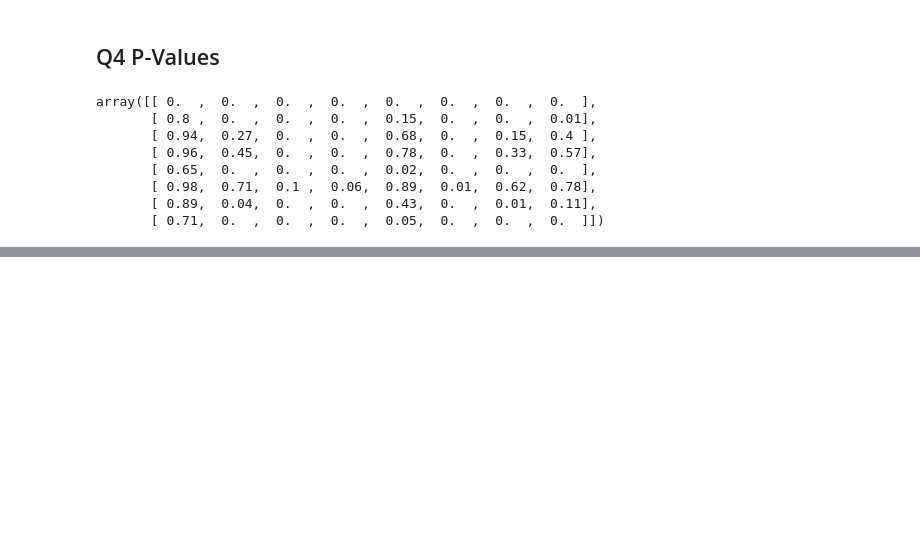
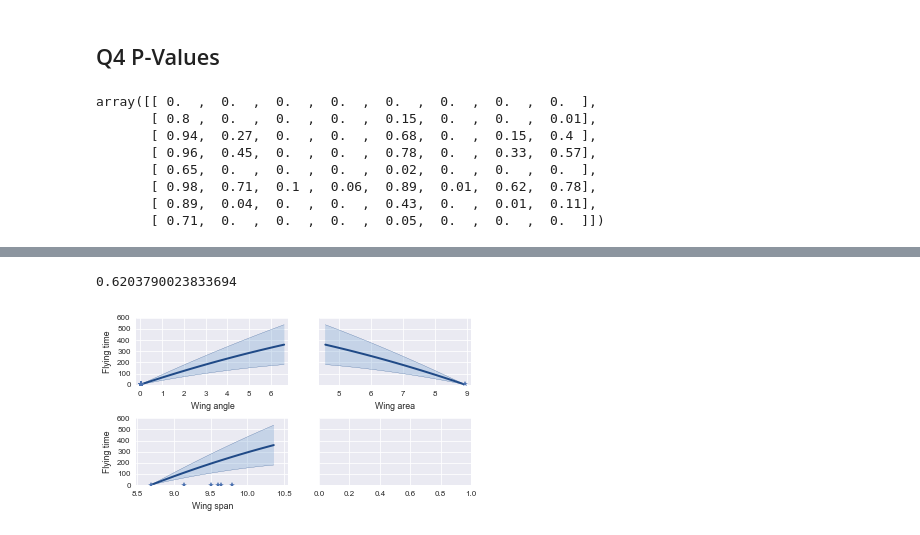
Before and after one commit to ggutierrez/SMFO, a Jupyter notebook: lab1/Lab1LinearRegression.ipynb, the cells around one changed output, grey strips where cells are left out. Saved outputs shown, nothing was run; the diff lists cells and outputs as text; code cells hidden in the pictures; blank space fills up the shorter version.

Commit message:
Model with physical quantities

```diff
--- a/lab1/Lab1LinearRegression.ipynb
+++ b/lab1/Lab1LinearRegression.ipynb
@@ -163,16 +163,17 @@ def plotModel(x,m,v, ax=pb, xreal=None, freal=None):
         freal = freal.flatten()
         ax.plot(xreal,freal,'*')
         ax.set_xlim(np.min(x)-0.2,np.max(x)+0.2)
+        #ax.set_ylim(np.min(freal)-0.2,np.max(freal)+0.2)
 
 def R2(X,F,B,beta):
     return(1-sum((F-np.dot(B(X),beta))**2)/sum((F-np.mean(F))**2))
 
 def testData(x,n=100):
-    wl = np.linspace(np.min(x[:,0]), np.max(X[:,0]), n)
-    ww = np.linspace(np.min(x[:,1]), np.max(X[:,1]), n)
-    tl = np.linspace(np.min(x[:,2]), np.max(X[:,2]), n)
-    al = np.linspace(np.min(x[:,3]), np.max(X[:,3]), n)
-    return np.array([wl, ww, tl, al]).T
+    ret = []
+    for i in range(x.shape[1]):
+        a = np.linspace(np.min(x[:,i]), np.max(X[:,i]), n)
+        ret.append(a)
+    return np.array(ret).T
 # %% [markdown]
 ### First attempt
 # %% [markdown]
@@ -340,0 +383,40 @@ def armLength(X):
+# %%
+def B3(x):
+    # function returning the matrix of basis functions evaluated at x
+    #input:	  x, np.array with d columns
+    #output:  a matrix of geberal term B_{i,j} = b_j(x_i)
+    b0 = np.ones((x.shape[0],1)) # Constant effect
+    b1 = x[:,0:1]
+    b3 = x[:,0:1] * x[:,1:2]
+    b4 = np.cos(x[:,2:3])
+    B = np.hstack((b0, b1, b3, b4))
+    return B
+
+# Compute a linear regression with the experiment data
+tau2 = np.var(data[:,4] - data[:,5])/2.0
+(beta,covBeta) = LR(TX,F,B3,tau2)
+
+# bmatrix(covBeta,'covBetaR2.tex')
+# bmatrix(beta, 'betaR2.tex')
+
+# Use the LR to predict
+x = testData(TX)
+mean_pred, cov_pred = predLR(x, B3, beta, covBeta)
+
+# Plot results
+f, ((ax_wang, ax_warea), (ax_ws, ax_wsr)) = plt.subplots(2,2, figsize=(6,3), sharey=True)
+plotModel(x[:,0], mean_pred, cov_pred, ax=ax_wang, xreal=TX[:,0],freal=F)
+plotModel(x[:,1], mean_pred, cov_pred, ax=ax_warea, xreal=TX[:,1],freal=F)
+plotModel(x[:,2], mean_pred, cov_pred, ax=ax_ws, xreal=TX[:,2],freal=F)
+#plotModel(x[:,3], mean_pred, cov_pred, ax=ax_wsr, xreal=TX[:,3],freal=F)
+ax_wang.set_ylabel("Flying time")
+ax_ws.set_ylabel("Flying time")
+ax_wang.set_xlabel("Wing angle")
+ax_warea.set_xlabel("Wing area")
+ax_ws.set_xlabel("Wing span")
+f.subplots_adjust(hspace=0.5)
+plt.savefig('reg_physdim.pgf')
+R2(TX,F,B3,beta)
+# %% [output]
+0.6203790023833694
+[figure, added]
```
Also changed, not shown: parts of 4 cells of this notebook, 1 other file.
